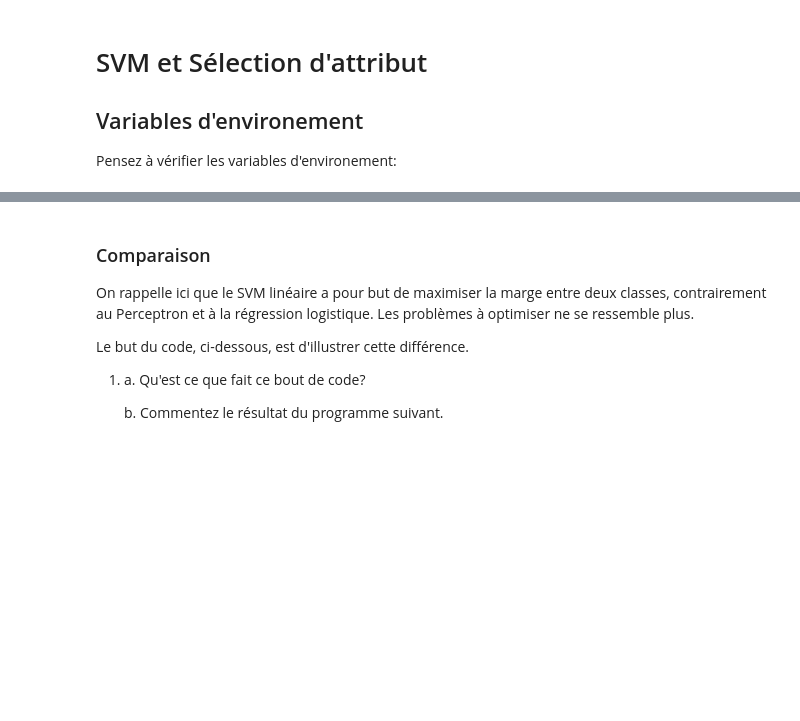
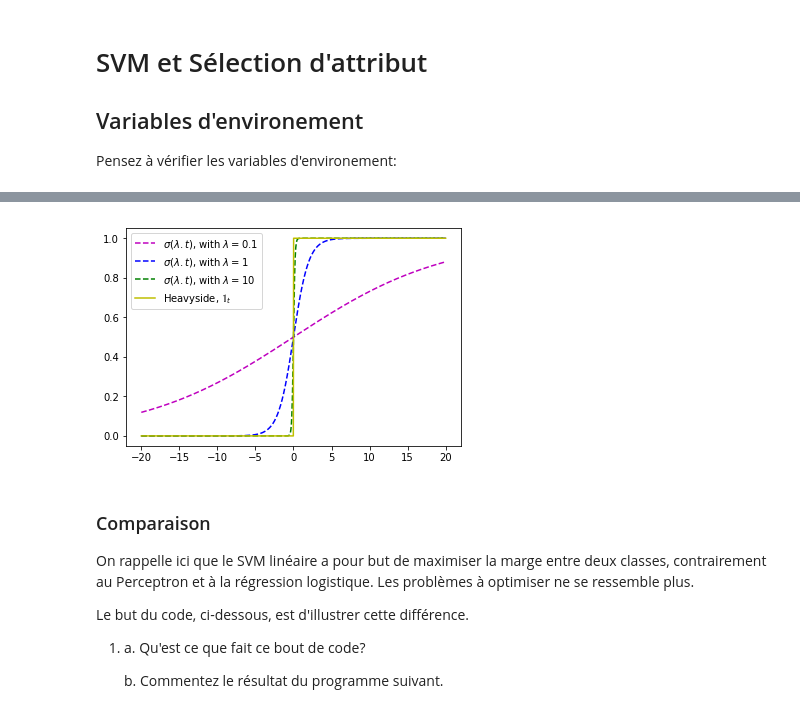
Before and after one commit to ethiy/svm-fs, a Jupyter notebook: TP/tp_svm_fs.ipynb, the cells around one changed output, grey strips where cells are left out. Cells and saved outputs as stored; diff of their text form; code cells hidden in the pictures; blank space fills up the shorter version.

```diff
--- a/TP/tp_svm_fs.ipynb
+++ b/TP/tp_svm_fs.ipynb
@@ -54,18 +72,24 @@ où: $\sigma(t) \triangleq \frac{1}{1 + e^{-t}} \quad ,\forall t \in \mathbb{R}$
 # %%
 %matplotlib inline
 
 import numpy as np
 import matplotlib.pyplot as plt
 
 
 x = np.linspace(-20, 20, 1000)
 
 lambdas = [.1, 1, 10]
 colors = ['k', 'b', 'r']
 
-# Utiliser 'plt' pour tracer les courbes qui correspondent à \sigma avec les lambda données et la fonctions Heavyside
+for l, c in zip(lambdas, ['m', 'b', 'g']):
+    plt.plot(x, 1/(1 + np.exp(-l*x)), '--', color=c, label='$\sigma(\lambda.t)$, with $\lambda = {}$'.format(l))
 
+plt.plot(x, x>0, 'y-', label='Heavyside, $\mathbb{1}_t$')
+
+plt.legend()
 plt.show()
+# %% [output]
+[figure, added]
 # %% [markdown]
 ### Comparaison
 
```
Also changed, not shown: parts of 7 cells of this notebook.
